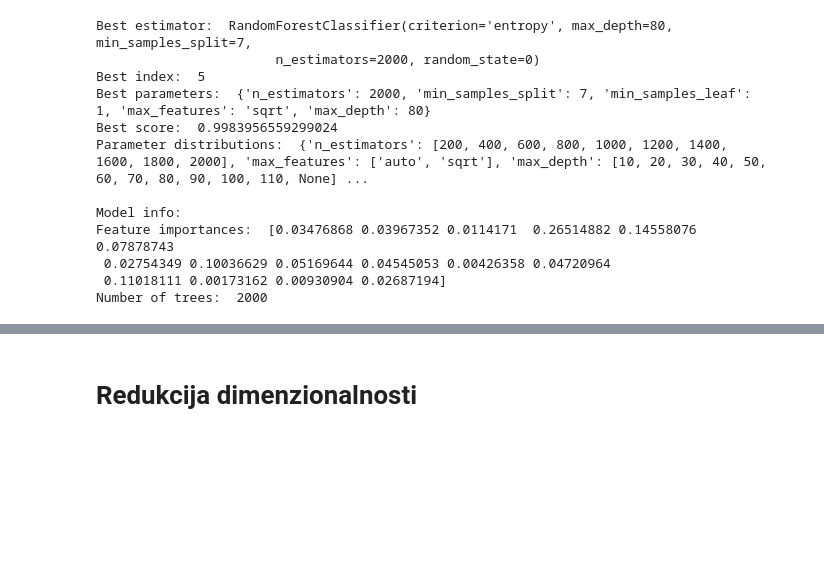
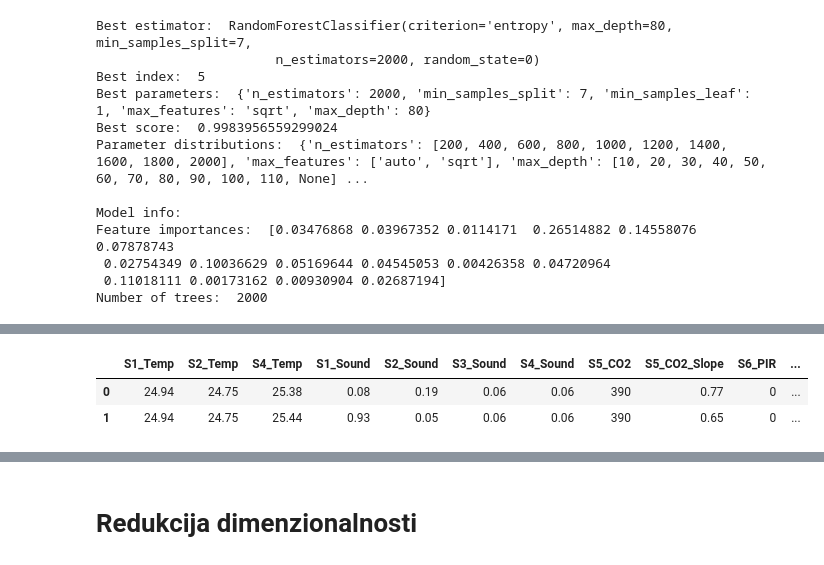
Before and after one commit to NastasijaaS/Machine-Learning-Classification, a Jupyter notebook: projekat1.ipynb, the cells around one changed output, grey strips where cells are left out. Cells and saved outputs as stored; diff of their text form; code cells hidden in the pictures; blank space fills up the shorter version.

```diff
--- a/projekat1.ipynb
+++ b/projekat1.ipynb
@@ -879,0 +893,9 @@ Number of trees:  2000
+# %%
+cols = [col for col in data.columns if col not in ['Room_Occupancy_Count']]
+data_features = data[cols]
+target = data['Room_Occupancy_Count']
+data_features.head(2)
+# %% [output]
+|  | S1_Temp | S2_Temp | S4_Temp | S1_Sound | S2_Sound | S3_Sound | S4_Sound | S5_CO2 | S5_CO2_Slope | S6_PIR | ... |
+| 0 | 24.94 | 24.75 | 25.38 | 0.08 | 0.19 | 0.06 | 0.06 | 390 | 0.77 | 0 | ... |
+| 1 | 24.94 | 24.75 | 25.44 | 0.93 | 0.05 | 0.06 | 0.06 | 390 | 0.65 | 0 | ... |
```
Also changed, not shown: parts of 27 cells of this notebook.
